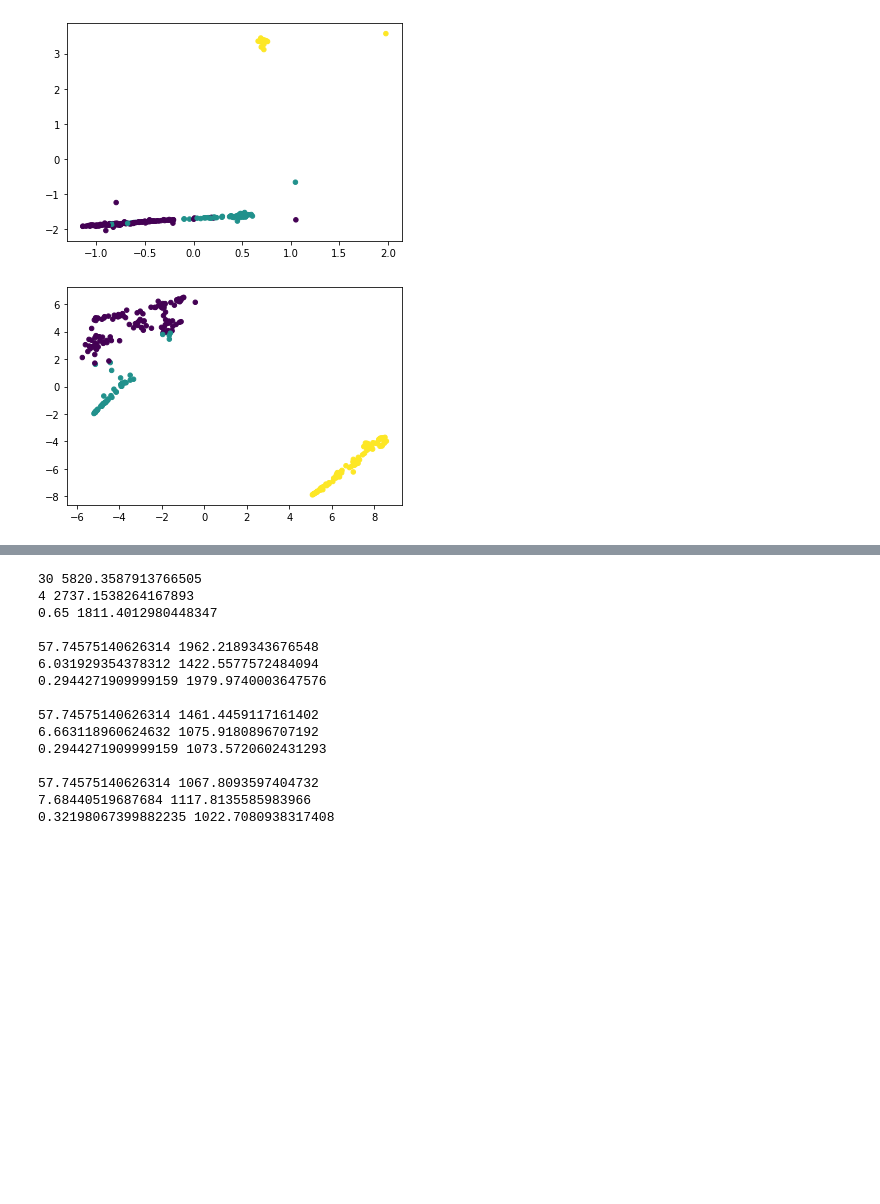
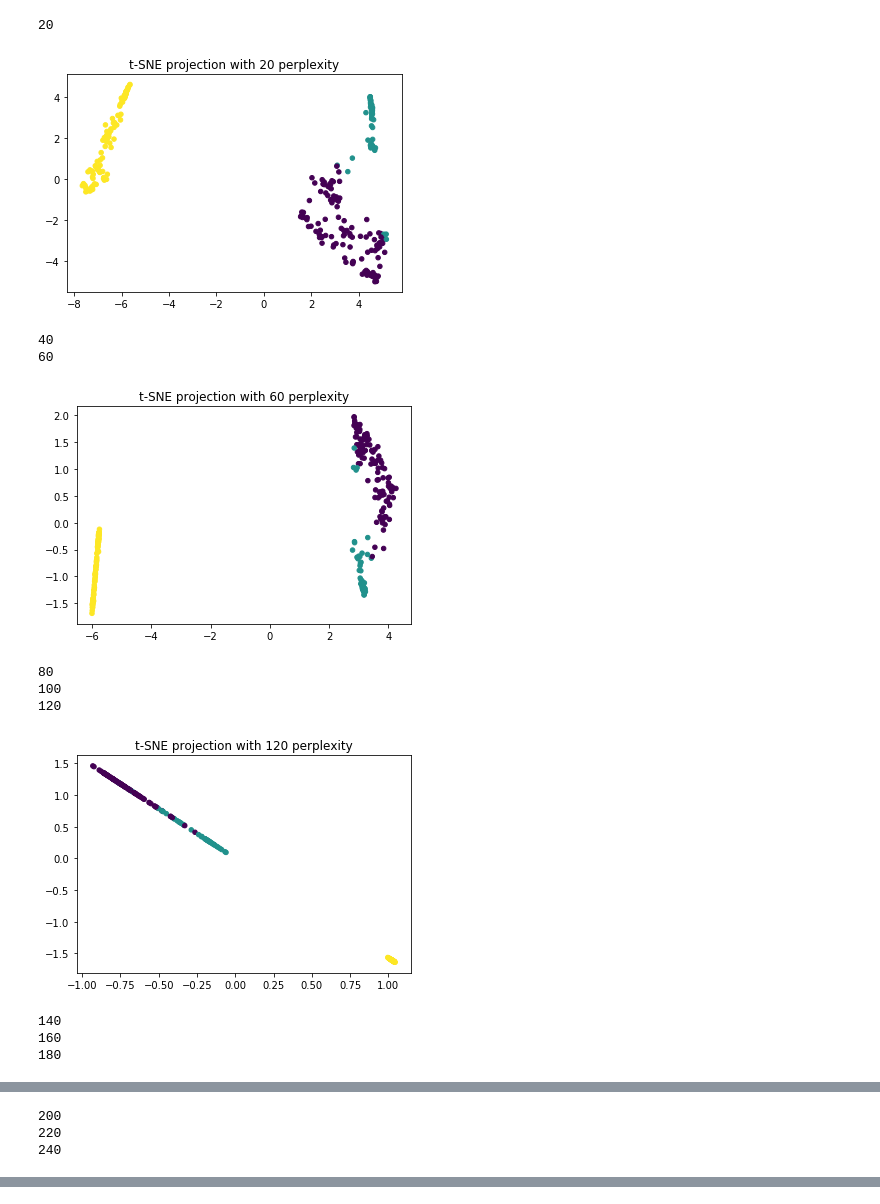
Before and after one commit to lewinsohndp/dimensional-reduction, a Jupyter notebook: tsne.ipynb, the cells around one changed output, grey strips where cells are left out. Drawn from its saved outputs; the diff is of its cells as text; code cells hidden in the pictures; blank space fills up the shorter version.

Commit message:
tsne lab

```diff
--- a/tsne.ipynb
+++ b/tsne.ipynb
@@ -157,7 +295,47 @@ def test_iterations(data, label, p, e, m):
+# %%
+def perp_quality(data, label):
+    all_quality = []
+    all_perp = []
+    all_time = []
+    for i in range(20, 300, 20):
+        print(i)
+        start = time.time()
+        Y = tsne.tsne(data, dims = 2, perplexity = i, exageration = 4, momentum = 0.65, iterations = 100)
+        end = time.time()
+        losses = loss.get_loss(Y, label)
+        all_quality.append(losses)
+        all_perp.append(i)
+        all_time.append(end-start)
+        if i == 20:
+            pylab.title(f"t-SNE projection with {i} perplexity")
+            pylab.scatter(Y[:, 0], Y[:, 1], s=20, c=label)
+            pylab.show()
+        if i % 60 == 0:
+            pylab.title(f"t-SNE projection with {i} perplexity")
+            pylab.scatter(Y[:, 0], Y[:, 1], s=20, c=label)
+            pylab.show()
+    pylab.title("Perplexity vs Quality for t-SNE")
+    pylab.xlabel("Perplexity")
+    pylab.ylabel("Loss")
+    pylab.scatter(all_perp, all_quality)
+    pylab.show()
+    pylab.scatter(all_perp, all_time)
+    pylab.show()
+    pylab.scatter(all_quality, all_time)
+    pylab.show()
 # %%
 train_data, train_label, test_data, test_label = get_Data()
-plot(train_data, train_label, 57.74575140626314, 7.68440519687684, 0.32198067399882235, 100)
-plot(train_data, train_label, 20, 4, 0.65, 200)
+perp_quality(train_data, train_label)
 # %% [output]
+20
-[figure, old version]
+[figure, new version]
+40
+60
-[figure, old version]
+[figure, new version]
+80
+100
+120
+[figure, added]
+140
+160
+180
@@ -163,0 +343,3 @@ plot(train_data, train_label, 20, 4, 0.65, 200)
+200
+220
+240
@@ -169,19 +351,0 @@ def plot(data, label, p, e, m, i):
-# %%
-train_data, train_label, test_data, test_label = get_Data()
-get_best(train_data, train_label)
-# %% [output]
-30 5820.3587913766505
-4 2737.1538264167893
-0.65 1811.4012980448347
-
-57.74575140626314 1962.2189343676548
-6.031929354378312 1422.5577572484094
-0.2944271909999159 1979.9740003647576
-
-57.74575140626314 1461.4459117161402
-6.663118960624632 1075.9180896707192
-0.2944271909999159 1073.5720602431293
-
-57.74575140626314 1067.8093597404732
-7.68440519687684 1117.8135585983966
-0.32198067399882235 1022.7080938317408
```
Also changed, not shown: parts of 26 cells of this notebook.
